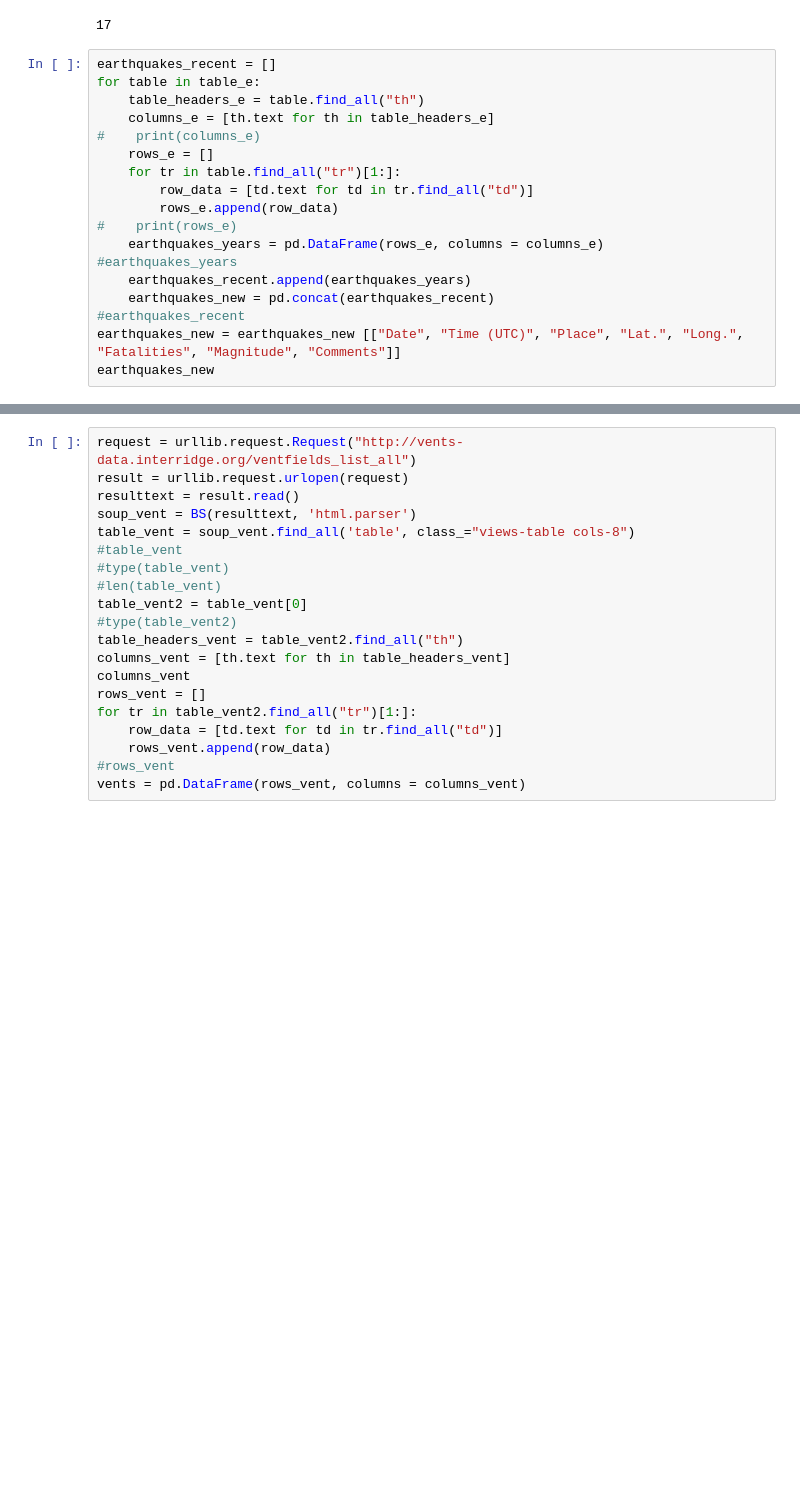
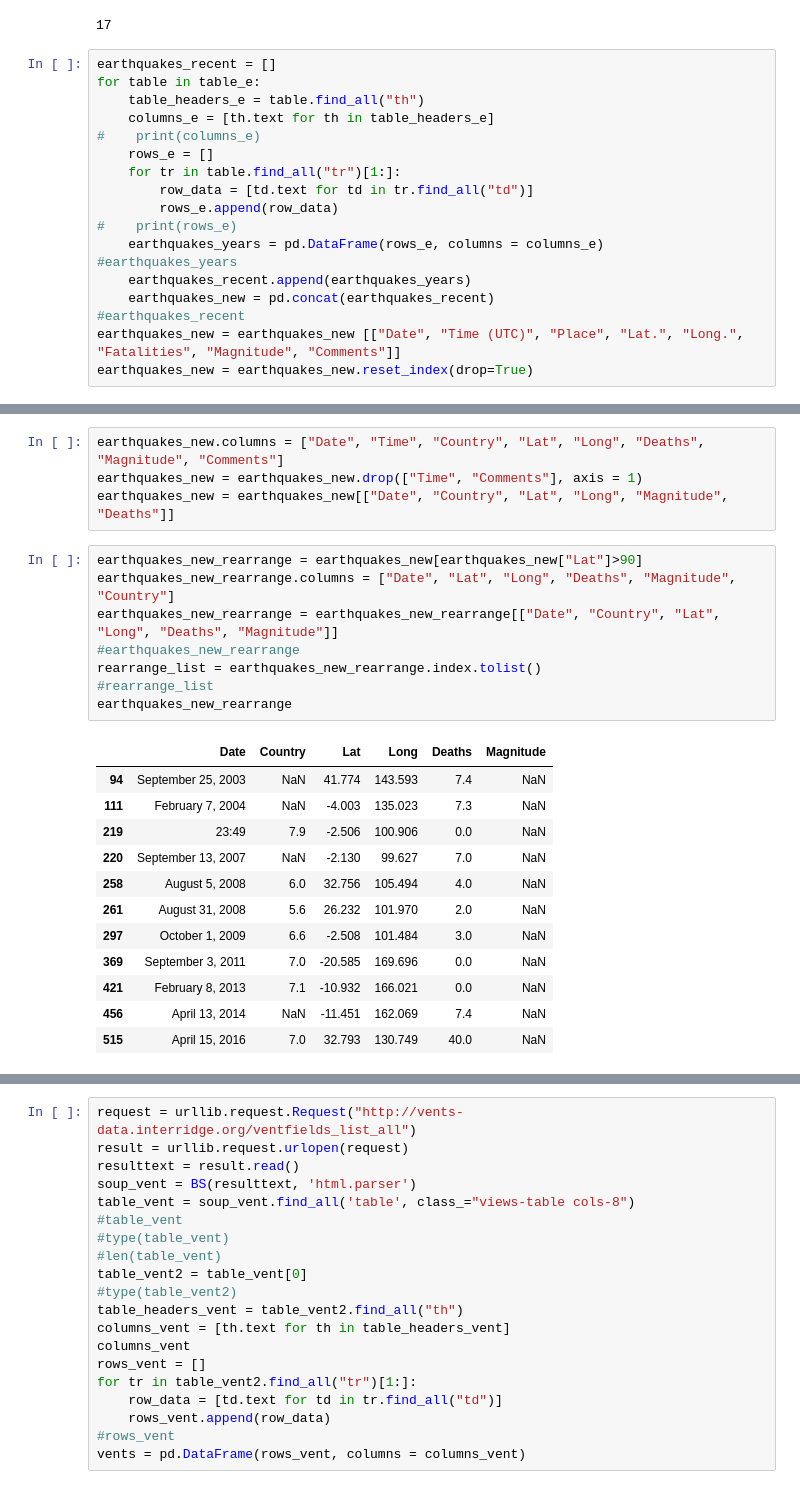
Before and after one commit to smitamisra/StrikingRobo_Earthquakes, a Jupyter notebook: MR_DQ3.ipynb, the cells around one changed output, grey strips where cells are left out. Saved outputs shown, nothing was run; the diff lists cells and outputs as text; blank space fills up the shorter version.

```diff
--- a/MR_DQ3.ipynb
+++ b/MR_DQ3.ipynb
@@ -584,4 +584,4 @@ for table in table_e:
     earthquakes_new = pd.concat(earthquakes_recent)
 #earthquakes_recent
 earthquakes_new = earthquakes_new [["Date", "Time (UTC)", "Place", "Lat.", "Long.", "Fatalities", "Magnitude", "Comments"]]
-earthquakes_new
+earthquakes_new = earthquakes_new.reset_index(drop=True)
@@ -641,0 +623,25 @@ memory usage: 41.0+ KB
+# %%
+earthquakes_new.columns = ["Date", "Time", "Country", "Lat", "Long", "Deaths", "Magnitude", "Comments"]
+earthquakes_new = earthquakes_new.drop(["Time", "Comments"], axis = 1)
+earthquakes_new = earthquakes_new[["Date", "Country", "Lat", "Long", "Magnitude", "Deaths"]]
+# %%
+earthquakes_new_rearrange = earthquakes_new[earthquakes_new["Lat"]>90]
+earthquakes_new_rearrange.columns = ["Date", "Lat", "Long", "Deaths", "Magnitude", "Country"]
+earthquakes_new_rearrange = earthquakes_new_rearrange[["Date", "Country", "Lat", "Long", "Deaths", "Magnitude"]]
+#earthquakes_new_rearrange
+rearrange_list = earthquakes_new_rearrange.index.tolist()
+#rearrange_list
+earthquakes_new_rearrange
+# %% [output]
+|  | Date | Country | Lat | Long | Deaths | Magnitude |
+| 94 | September 25, 2003 | NaN | 41.774 | 143.593 | 7.4 | NaN |
+| 111 | February 7, 2004 | NaN | -4.003 | 135.023 | 7.3 | NaN |
+| 219 | 23:49 | 7.9 | -2.506 | 100.906 | 0.0 | NaN |
+| 220 | September 13, 2007 | NaN | -2.130 | 99.627 | 7.0 | NaN |
+| 258 | August 5, 2008 | 6.0 | 32.756 | 105.494 | 4.0 | NaN |
+| 261 | August 31, 2008 | 5.6 | 26.232 | 101.970 | 2.0 | NaN |
+| 297 | October 1, 2009 | 6.6 | -2.508 | 101.484 | 3.0 | NaN |
+| 369 | September 3, 2011 | 7.0 | -20.585 | 169.696 | 0.0 | NaN |
+| 421 | February 8, 2013 | 7.1 | -10.932 | 166.021 | 0.0 | NaN |
+| 456 | April 13, 2014 | NaN | -11.451 | 162.069 | 7.4 | NaN |
+| 515 | April 15, 2016 | 7.0 | 32.793 | 130.749 | 40.0 | NaN |
```
Also changed, not shown: parts of 12 cells of this notebook.
